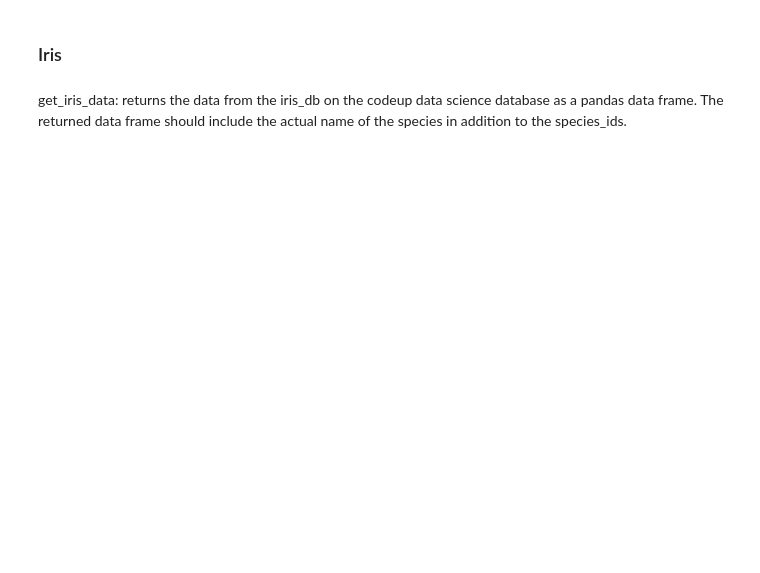
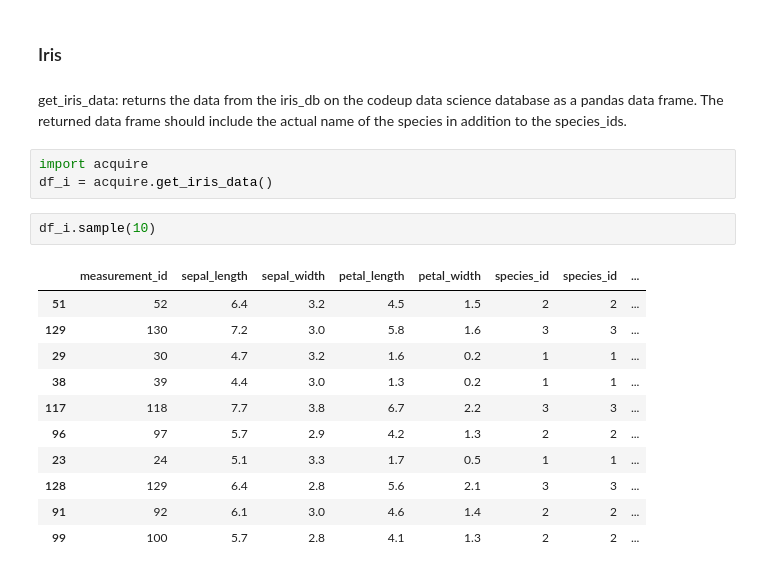
Before and after one commit to soslin/ds-methodologies-exercises, a Jupyter notebook: classification/classification_exercises.ipynb, the cells around one changed output. Cells and saved outputs as stored; diff of their text form; blank space fills up the shorter version.

```diff
--- a/classification/classification_exercises.ipynb
+++ b/classification/classification_exercises.ipynb
@@ -550,3 +556,20 @@ embarked_test_ohe[0:5]
 ### Iris
 # %% [markdown]
 get_iris_data: returns the data from the iris_db on the codeup data science database as a pandas data frame. The returned data frame should include the actual name of the species in addition to the species_ids.
+# %%
+import acquire
+df_i = acquire.get_iris_data()
+# %%
+df_i.sample(10)
+# %% [output]
+|  | measurement_id | sepal_length | sepal_width | petal_length | petal_width | species_id | species_id | ... |
+| 51 | 52 | 6.4 | 3.2 | 4.5 | 1.5 | 2 | 2 | ... |
+| 129 | 130 | 7.2 | 3.0 | 5.8 | 1.6 | 3 | 3 | ... |
+| 29 | 30 | 4.7 | 3.2 | 1.6 | 0.2 | 1 | 1 | ... |
+| 38 | 39 | 4.4 | 3.0 | 1.3 | 0.2 | 1 | 1 | ... |
+| 117 | 118 | 7.7 | 3.8 | 6.7 | 2.2 | 3 | 3 | ... |
+| 96 | 97 | 5.7 | 2.9 | 4.2 | 1.3 | 2 | 2 | ... |
+| 23 | 24 | 5.1 | 3.3 | 1.7 | 0.5 | 1 | 1 | ... |
+| 128 | 129 | 6.4 | 2.8 | 5.6 | 2.1 | 3 | 3 | ... |
+| 91 | 92 | 6.1 | 3.0 | 4.6 | 1.4 | 2 | 2 | ... |
+| 99 | 100 | 5.7 | 2.8 | 4.1 | 1.3 | 2 | 2 | ... |
```
Also changed, not shown: parts of 9 cells of this notebook.
